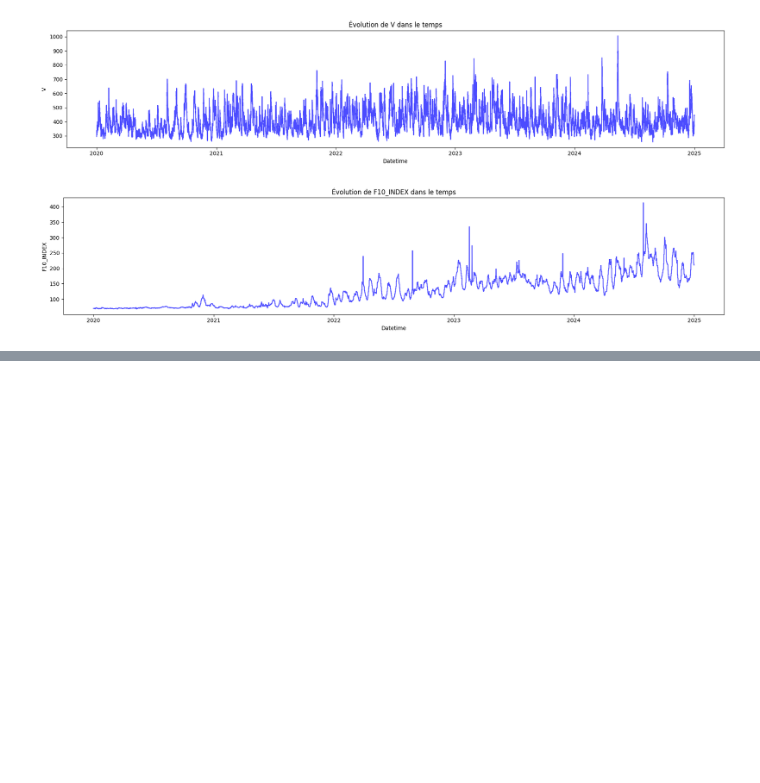
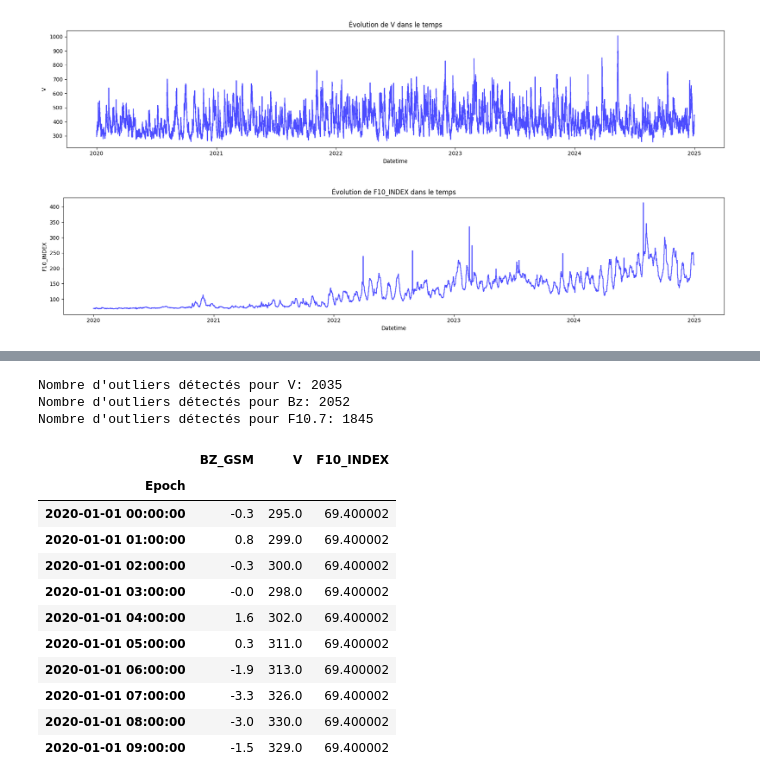
Before and after one commit to zomboky/space-data, a Jupyter notebook: main.ipynb, the cells around one changed output, grey strips where cells are left out. Saved outputs shown, nothing was run; the diff lists cells and outputs as text; code cells hidden in the pictures; blank space fills up the shorter version.

```diff
--- a/main.ipynb
+++ b/main.ipynb
@@ -560,0 +561,43 @@ DatetimeIndex(['2020-01-01 00:00:00', '2020-01-01 01:00:00',
+# %%
+from scipy import stats
+
+sig = 2
+
+z_scores_V = np.abs(stats.zscore(df_omni_clean['V']))
+omni_outliers = df_omni_clean[z_scores_V > sig]
+print(f"Nombre d'outliers détectés pour V: {len(omni_outliers)}")
+
+z_scores_Bz = np.abs(stats.zscore(df_omni_clean['BZ_GSM']))
+omni_outliers = df_omni_clean[z_scores_Bz > sig]
+print(f"Nombre d'outliers détectés pour Bz: {len(omni_outliers)}")
+
+z_scores_f10 = np.abs(stats.zscore(df_omni_clean['F10_INDEX']))
+omni_outliers = df_omni_clean[z_scores_f10 > sig]
+print(f"Nombre d'outliers détectés pour F10.7: {len(omni_outliers)}")
+
+df_omni_filtered = df_omni_clean.copy()
+
+df_omni_filtered = df_omni_filtered[
+    (np.abs(stats.zscore(df_omni_filtered['V'], nan_policy='omit')) <= sig) &
+    (np.abs(stats.zscore(df_omni_filtered['BZ_GSM'], nan_policy='omit')) <= sig) &
+    (np.abs(stats.zscore(df_omni_filtered['F10_INDEX'], nan_policy='omit')) <= sig)
+]
+# %% [output]
+Nombre d'outliers détectés pour V: 2035
+Nombre d'outliers détectés pour Bz: 2052
+Nombre d'outliers détectés pour F10.7: 1845
+# %%
+df_omni_filtered.head(10)
+# %% [output]
+|  | BZ_GSM | V | F10_INDEX |
+| Epoch |  |  |  |
+| 2020-01-01 00:00:00 | -0.3 | 295.0 | 69.400002 |
+| 2020-01-01 01:00:00 | 0.8 | 299.0 | 69.400002 |
+| 2020-01-01 02:00:00 | -0.3 | 300.0 | 69.400002 |
+| 2020-01-01 03:00:00 | -0.0 | 298.0 | 69.400002 |
+| 2020-01-01 04:00:00 | 1.6 | 302.0 | 69.400002 |
+| 2020-01-01 05:00:00 | 0.3 | 311.0 | 69.400002 |
+| 2020-01-01 06:00:00 | -1.9 | 313.0 | 69.400002 |
+| 2020-01-01 07:00:00 | -3.3 | 326.0 | 69.400002 |
+| 2020-01-01 08:00:00 | -3.0 | 330.0 | 69.400002 |
+| 2020-01-01 09:00:00 | -1.5 | 329.0 | 69.400002 |
```
Also changed, not shown: parts of 5 cells of this notebook.
